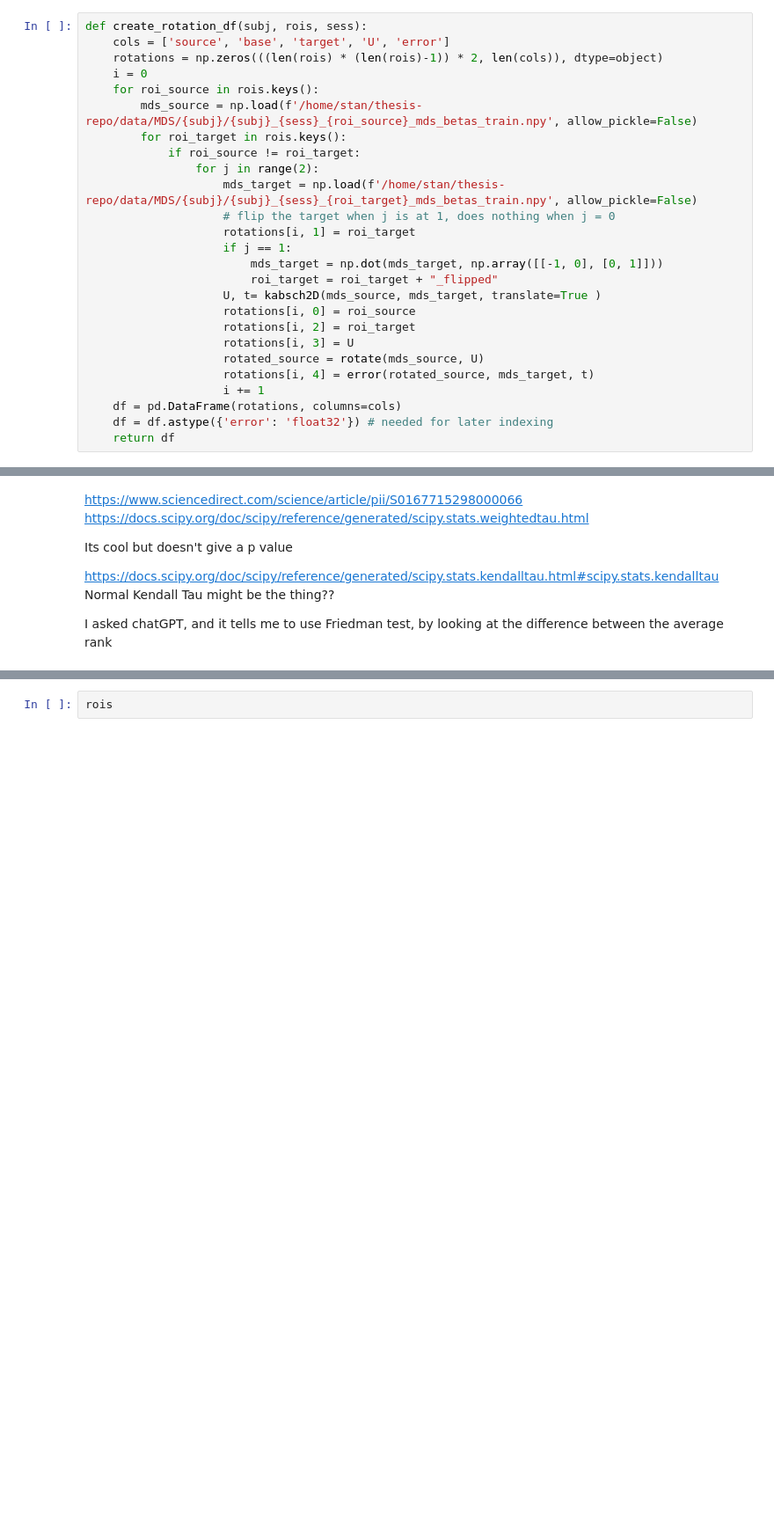
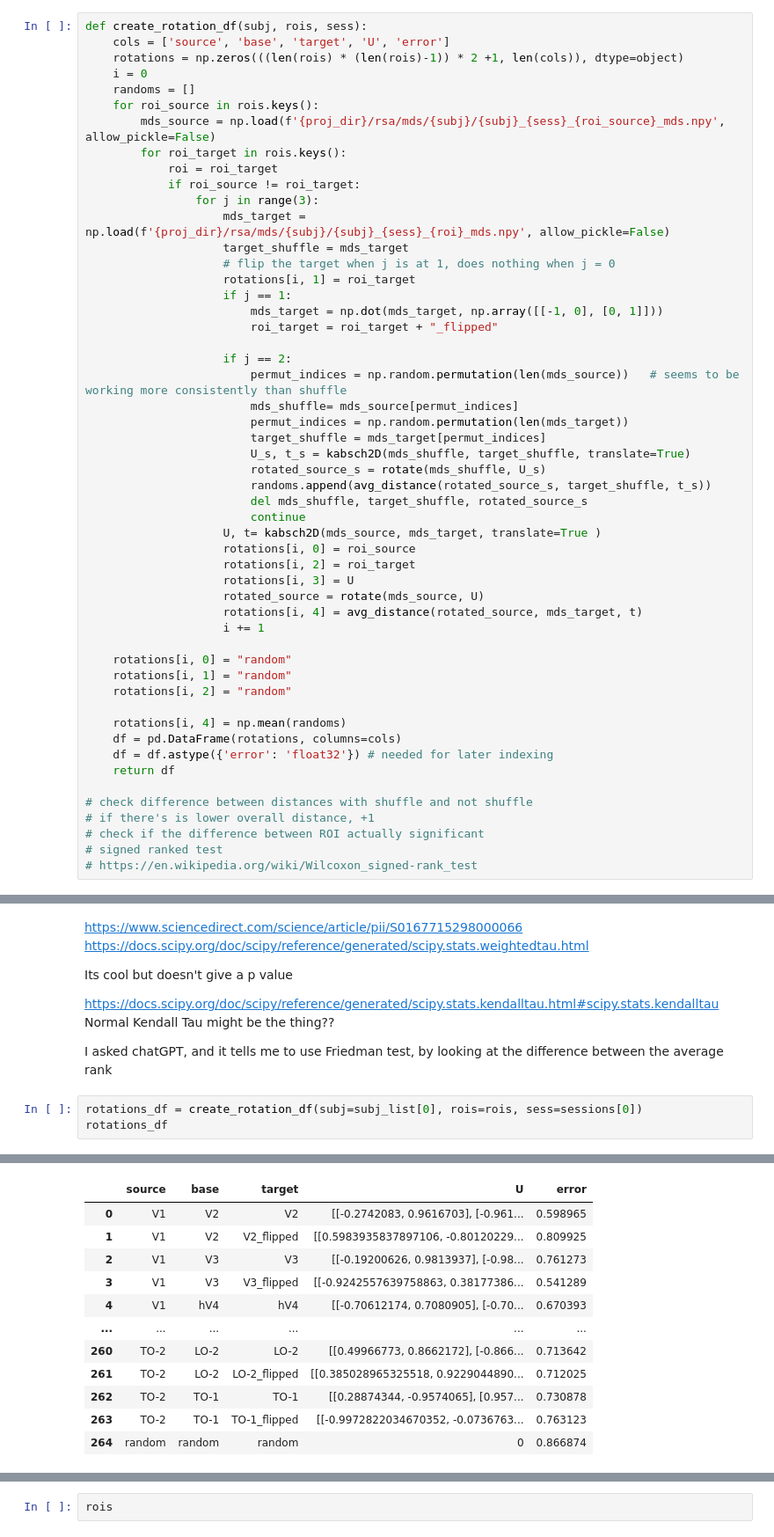
Before and after one commit to StanBgy/Thesis, a Jupyter notebook: src/flips.ipynb, the cells around one changed output, grey strips where cells are left out. Shown at 88% size. Saved outputs shown, nothing was run; the diff lists cells and outputs as text; blank space fills up the shorter version.

Commit message:
repo to clean

```diff
--- a/src/flips.ipynb
+++ b/src/flips.ipynb
@@ -11,29 +13,55 @@ nsda = NSDAccess(nsd_dir)
 # %%
 def create_rotation_df(subj, rois, sess):
     cols = ['source', 'base', 'target', 'U', 'error']
-    rotations = np.zeros(((len(rois) * (len(rois)-1)) * 2, len(cols)), dtype=object)
+    rotations = np.zeros(((len(rois) * (len(rois)-1)) * 2 +1, len(cols)), dtype=object)
     i = 0
+    randoms = []
     for roi_source in rois.keys():
-        mds_source = np.load(f'/home/stan/thesis-repo/data/MDS/{subj}/{subj}_{sess}_{roi_source}_mds_betas_train.npy', allow_pickle=False)
+        mds_source = np.load(f'{proj_dir}/rsa/mds/{subj}/{subj}_{sess}_{roi_source}_mds.npy', allow_pickle=False)
         for roi_target in rois.keys():
+            roi = roi_target
             if roi_source != roi_target:
-                for j in range(2):
-                    mds_target = np.load(f'/home/stan/thesis-repo/data/MDS/{subj}/{subj}_{sess}_{roi_target}_mds_betas_train.npy', allow_pickle=False)
+                for j in range(3):
+                    mds_target = np.load(f'{proj_dir}/rsa/mds/{subj}/{subj}_{sess}_{roi}_mds.npy', allow_pickle=False)
+                    target_shuffle = mds_target
                     # flip the target when j is at 1, does nothing when j = 0
                     rotations[i, 1] = roi_target
                     if j == 1:
                         mds_target = np.dot(mds_target, np.array([[-1, 0], [0, 1]]))
                         roi_target = roi_target + "_flipped"
+
+                    if j == 2:
+                        permut_indices = np.random.permutation(len(mds_source))   # seems to be working more consistently than shuffle
+                        mds_shuffle= mds_source[permut_indices]
+                        permut_indices = np.random.permutation(len(mds_target))
+                        target_shuffle = mds_target[permut_indices]
+                        U_s, t_s = kabsch2D(mds_shuffle, target_shuffle, translate=True)
+                        rotated_source_s = rotate(mds_shuffle, U_s)
+                        randoms.append(avg_distance(rotated_source_s, target_shuffle, t_s))
+                        del mds_shuffle, target_shuffle, rotated_source_s
+                        continue
                     U, t= kabsch2D(mds_source, mds_target, translate=True )
                     rotations[i, 0] = roi_source
                     rotations[i, 2] = roi_target
                     rotations[i, 3] = U
                     rotated_source = rotate(mds_source, U)
-                    rotations[i, 4] = error(rotated_source, mds_target, t)
+                    rotations[i, 4] = avg_distance(rotated_source, mds_target, t)
                     i += 1
+
+    rotations[i, 0] = "random"
+    rotations[i, 1] = "random"
+    rotations[i, 2] = "random"
+
+    rotations[i, 4] = np.mean(randoms)
     df = pd.DataFrame(rotations, columns=cols)
     df = df.astype({'error': 'float32'}) # needed for later indexing
     return df
+
+# check difference between distances with shuffle and not shuffle
+# if there's is lower overall distance, +1
+# check if the difference between ROI actually significant
+# signed ranked test
+# https://en.wikipedia.org/wiki/Wilcoxon_signed-rank_test
 # %%
 def get_ranking(df):
     # get the index of the lowest error for each pair in each ROI
@@ -51,3 +79,7 @@ https://docs.scipy.org/doc/scipy/reference/generated/scipy.stats.kendalltau.html
 Normal Kendall Tau might be the thing??
 
 I asked chatGPT, and it tells me to use Friedman test, by looking at the difference between the average rank
+# %%
+rotations_df = create_rotation_df(subj=subj_list[0], rois=rois, sess=sessions[0])
+rotations_df
+# %% [output]
@@ -53,0 +87,12 @@ I asked chatGPT, and it tells me to use Friedman test, by looking at the differe
+|  | source | base | target | U | error |
+| 0 | V1 | V2 | V2 | [[-0.2742083, 0.9616703], [-0.961... | 0.598965 |
+| 1 | V1 | V2 | V2_flipped | [[0.5983935837897106, -0.80120229... | 0.809925 |
+| 2 | V1 | V3 | V3 | [[-0.19200626, 0.9813937], [-0.98... | 0.761273 |
+| 3 | V1 | V3 | V3_flipped | [[-0.9242557639758863, 0.38177386... | 0.541289 |
+| 4 | V1 | hV4 | hV4 | [[-0.70612174, 0.7080905], [-0.70... | 0.670393 |
+| ... | ... | ... | ... | ... | ... |
+| 260 | TO-2 | LO-2 | LO-2 | [[0.49966773, 0.8662172], [-0.866... | 0.713642 |
+| 261 | TO-2 | LO-2 | LO-2_flipped | [[0.385028965325518, 0.9229044890... | 0.712025 |
+| 262 | TO-2 | TO-1 | TO-1 | [[0.28874344, -0.9574065], [0.957... | 0.730878 |
+| 263 | TO-2 | TO-1 | TO-1_flipped | [[-0.9972822034670352, -0.0736763... | 0.763123 |
+| 264 | random | random | random | 0 | 0.866874 |
```
Also changed, not shown: parts of 18 cells of this notebook, 10 other files.
